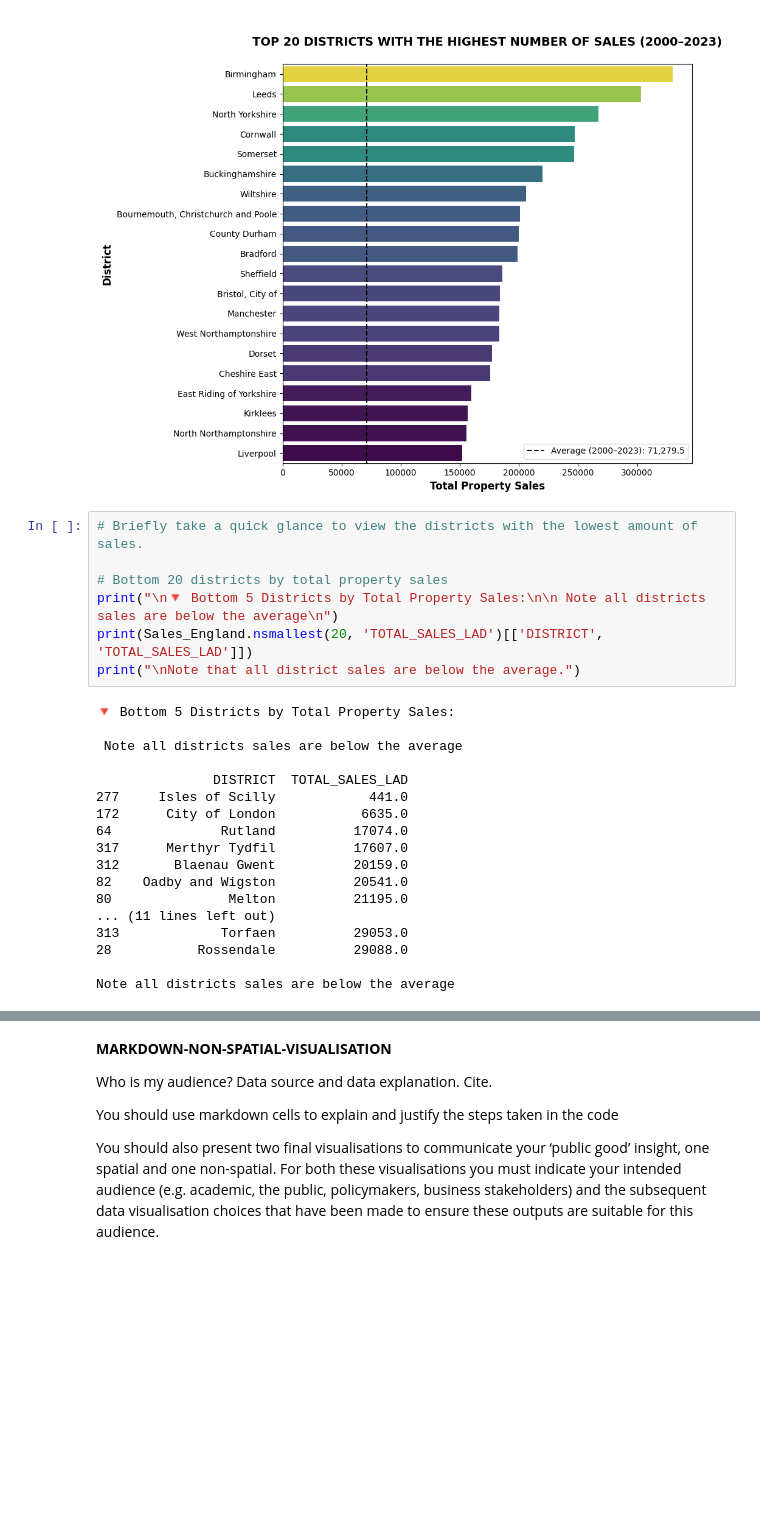
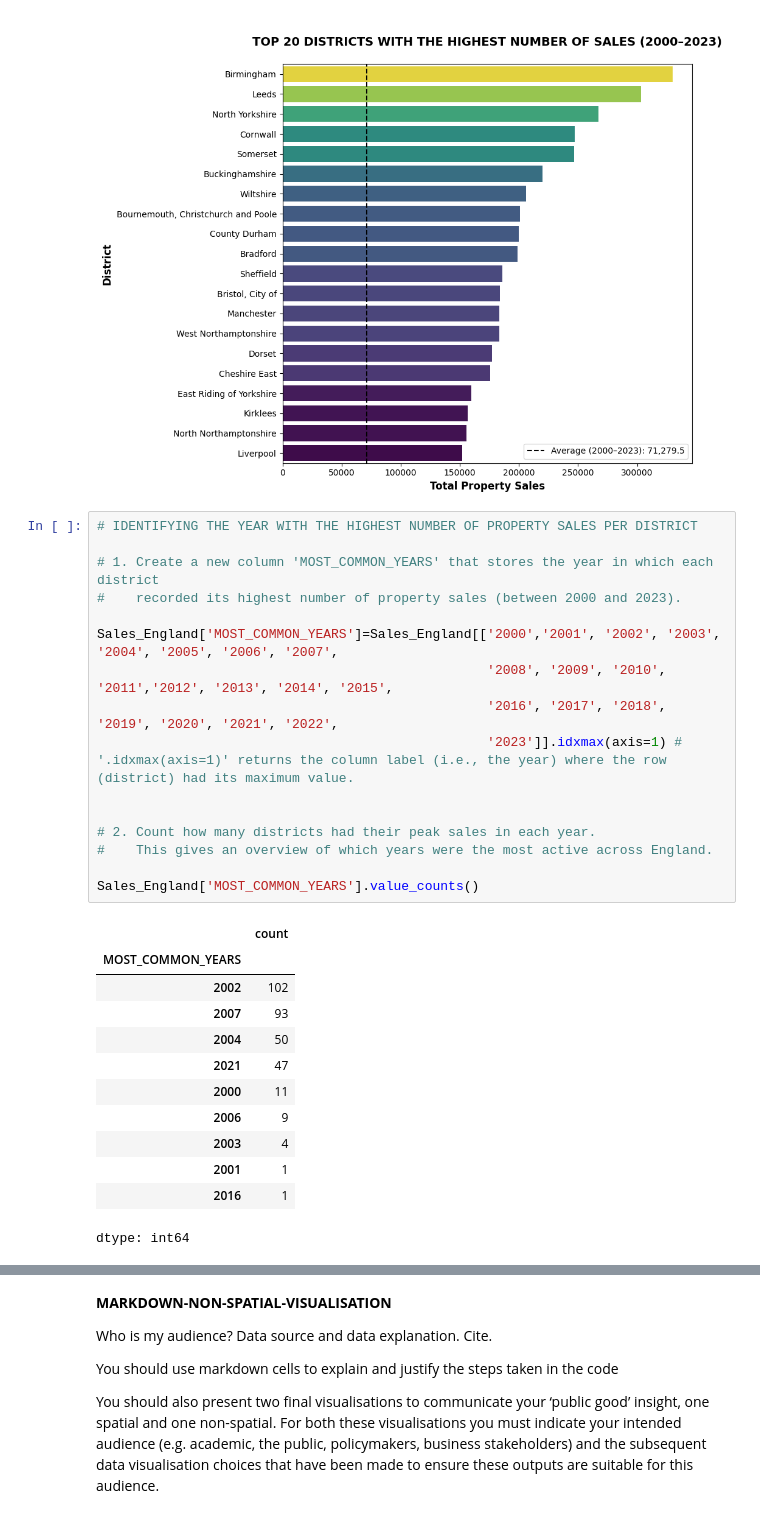
Before and after one commit to ClaudiaTurner/GEOG5990M, a Jupyter notebook: Final_Project_Python_GEOG5990M.ipynb, the cells around one changed output, grey strips where cells are left out. Cells and saved outputs as stored; diff of their text form; blank space fills up the shorter version.

```diff
--- a/Final_Project_Python_GEOG5990M.ipynb
+++ b/Final_Project_Python_GEOG5990M.ipynb
@@ -282,28 +269,32 @@ Passing `palette` without assigning `hue` is deprecated and will be removed in v
 
   sns.barplot(x='TOTAL_SALES_LAD', y='DISTRICT', data=top_avg_districts, palette=colors)                                # Plot horizontal bar chart
 [figure]
-# %%
-# Briefly take a quick glance to view the districts with the lowest amount of sales.
-
-# Bottom 20 districts by total property sales
-print("\n🔻 Bottom 5 Districts by Total Property Sales:\n\n Note all districts sales are below the average\n")
-print(Sales_England.nsmallest(20, 'TOTAL_SALES_LAD')[['DISTRICT', 'TOTAL_SALES_LAD']])
-print("\nNote that all district sales are below the average.")
-# %% [output]
-🔻 Bottom 5 Districts by Total Property Sales:
-
- Note all districts sales are below the average
-
-               DISTRICT  TOTAL_SALES_LAD
-277     Isles of Scilly            441.0
-172      City of London           6635.0
-64              Rutland          17074.0
-317      Merthyr Tydfil          17607.0
-312       Blaenau Gwent          20159.0
-82    Oadby and Wigston          20541.0
-80               Melton          21195.0
-... (11 lines left out)
-313             Torfaen          29053.0
-28           Rossendale          29088.0
-
-Note all districts sales are below the average
+# %%
+# IDENTIFYING THE YEAR WITH THE HIGHEST NUMBER OF PROPERTY SALES PER DISTRICT
+
+# 1. Create a new column 'MOST_COMMON_YEARS' that stores the year in which each district
+#    recorded its highest number of property sales (between 2000 and 2023).
+
+Sales_England['MOST_COMMON_YEARS']=Sales_England[['2000','2001', '2002', '2003', '2004', '2005', '2006', '2007',
+                                                  '2008', '2009', '2010', '2011','2012', '2013', '2014', '2015',
+                                                  '2016', '2017', '2018', '2019', '2020', '2021', '2022',
+                                                  '2023']].idxmax(axis=1) # '.idxmax(axis=1)' returns the column label (i.e., the year) where the row (district) had its maximum value.
+
+
+# 2. Count how many districts had their peak sales in each year.
+#    This gives an overview of which years were the most active across England.
+
+Sales_England['MOST_COMMON_YEARS'].value_counts()
+# %% [output]
+|  | count |
+| MOST_COMMON_YEARS |  |
+| 2002 | 102 |
+| 2007 | 93 |
+| 2004 | 50 |
+| 2021 | 47 |
+| 2000 | 11 |
+| 2006 | 9 |
+| 2003 | 4 |
+| 2001 | 1 |
+| 2016 | 1 |
+dtype: int64
```
Also changed, not shown: parts of 11 cells of this notebook.
